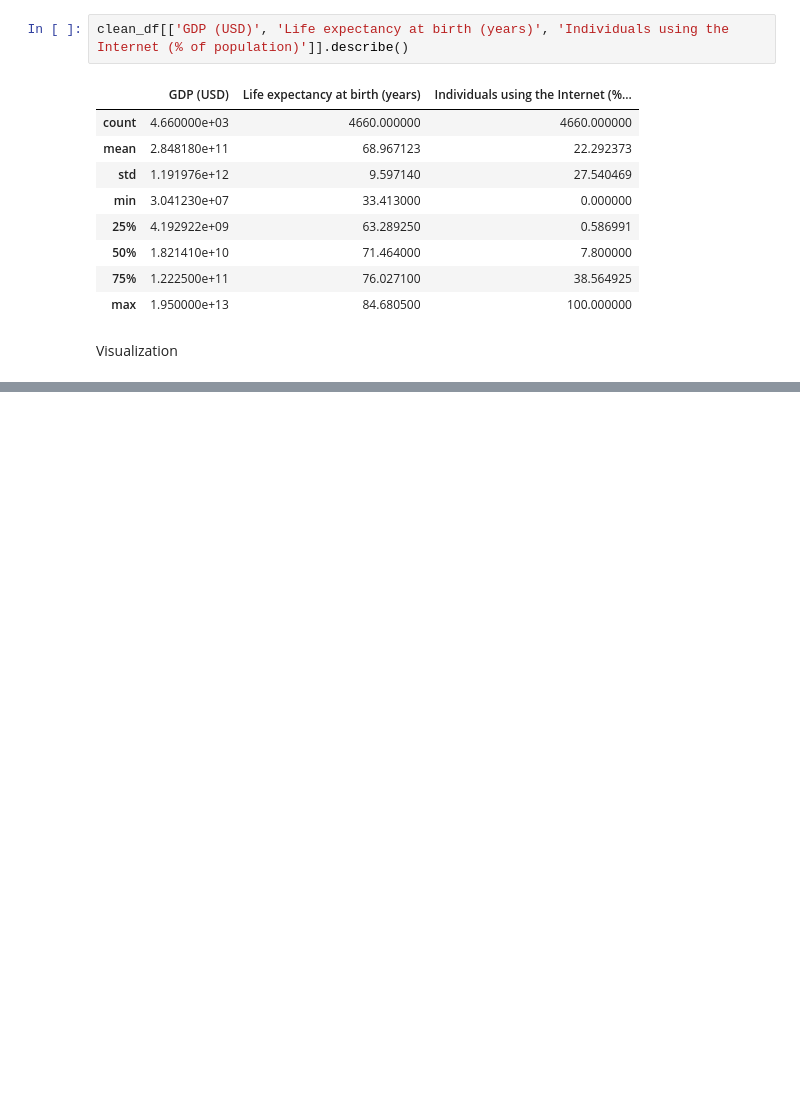
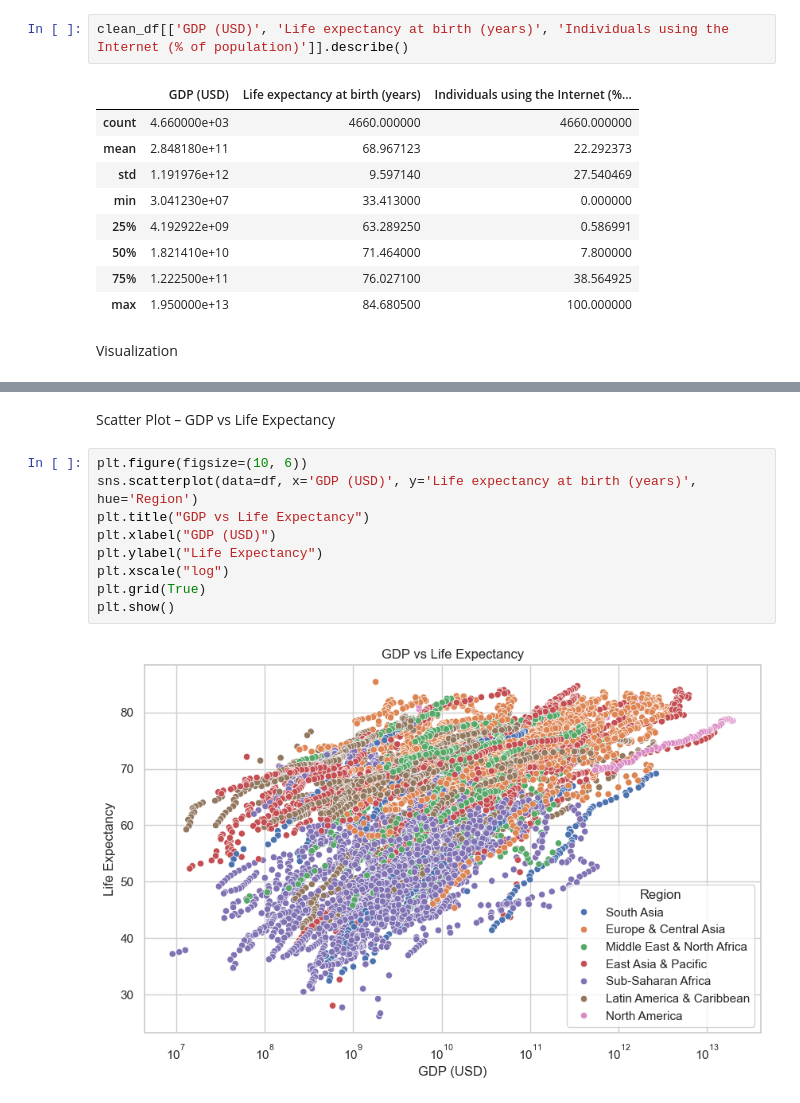
Before and after one commit to AkshatSahay72/worldbank-data-visualisation, a Jupyter notebook: main.ipynb, the cells around one changed output, grey strips where cells are left out. Cells and saved outputs as stored; diff of their text form; blank space fills up the shorter version.

```diff
--- a/main.ipynb
+++ b/main.ipynb
@@ -82,0 +98,13 @@ plt.show()
+# %% [markdown]
+Scatter Plot – GDP vs Life Expectancy
+# %%
+plt.figure(figsize=(10, 6))
+sns.scatterplot(data=df, x='GDP (USD)', y='Life expectancy at birth (years)', hue='Region')
+plt.title("GDP vs Life Expectancy")
+plt.xlabel("GDP (USD)")
+plt.ylabel("Life Expectancy")
+plt.xscale("log")
+plt.grid(True)
+plt.show()
+# %% [output]
+[figure, added]
```
Also changed, not shown: parts of 11 cells of this notebook.
